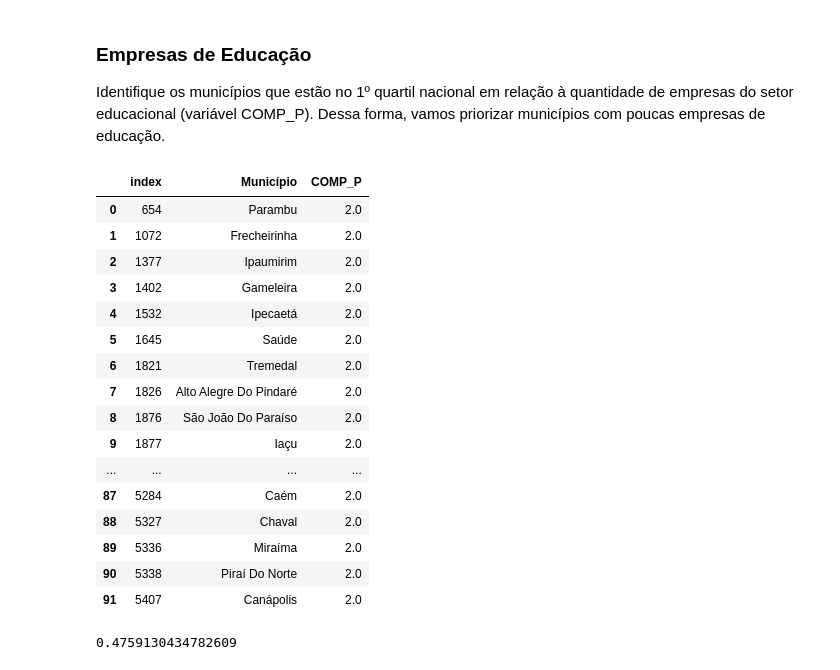
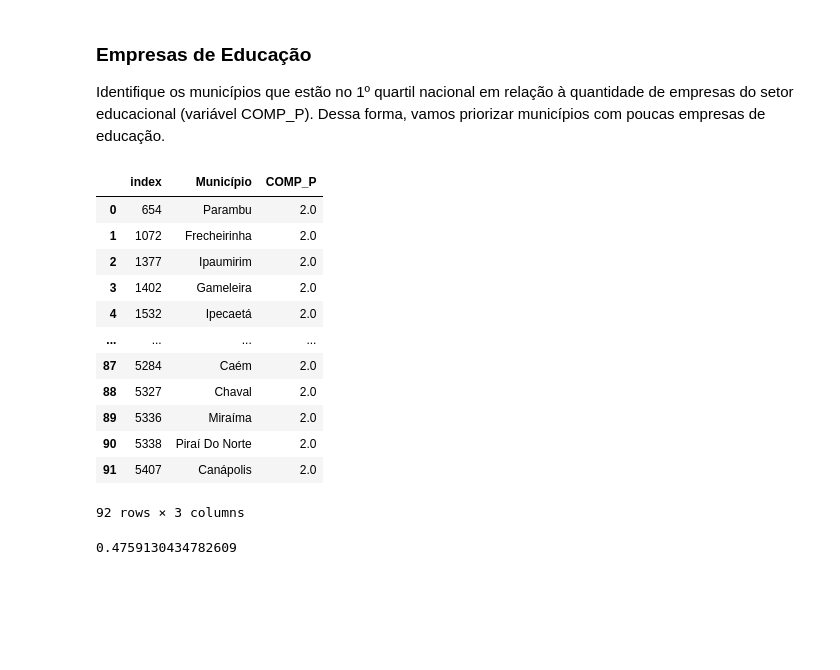
Before and after one commit to Carlos3du/IDHM_Municipios_Brasil, a Jupyter notebook: atvd1_avd.ipynb, the cells around one changed output. Cells and saved outputs as stored; diff of their text form; code cells hidden in the pictures; blank space fills up the shorter version.

```diff
--- a/atvd1_avd.ipynb
+++ b/atvd1_avd.ipynb
@@ -418,7 +414,7 @@ view
 | Sul | 0.711709 |
 dtype: float64
 # %%
-pd.set_option('display.max_rows', None)
+pd.set_option('display.max_rows', 10)
 
 quartil_nac = data_set['IBGE_1-4'].quantile(0.75)
 
@@ -454,31 +446,25 @@ municipio_quartil[['Município', 'IBGE_1-4']].reset_index()
 
 Identifique os municípios que estão no 1º quartil nacional em relação à quantidade de empresas do setor educacional (variável COMP_P). Dessa forma, vamos priorizar municípios com poucas empresas de educação.
 # %%
-pd.set_option('display.max_rows', None)
-
 quartil_nac = data_set['COMP_P'].quantile(0.25)
 
 municipio_quartil = ds_nordeste[(ds_nordeste['COMP_P'] == quartil_nac)]
 
 municipio_quartil[['Município', 'COMP_P']].reset_index()
 # %% [output]
 |  | index | Município | COMP_P |
 | 0 | 654 | Parambu | 2.0 |
 | 1 | 1072 | Frecheirinha | 2.0 |
 | 2 | 1377 | Ipaumirim | 2.0 |
 | 3 | 1402 | Gameleira | 2.0 |
 | 4 | 1532 | Ipecaetá | 2.0 |
-| 5 | 1645 | Saúde | 2.0 |
-| 6 | 1821 | Tremedal | 2.0 |
-| 7 | 1826 | Alto Alegre Do Pindaré | 2.0 |
-| 8 | 1876 | São João Do Paraíso | 2.0 |
-| 9 | 1877 | Iaçu | 2.0 |
 | ... | ... | ... | ... |
 | 87 | 5284 | Caém | 2.0 |
 | 88 | 5327 | Chaval | 2.0 |
 | 89 | 5336 | Miraíma | 2.0 |
 | 90 | 5338 | Piraí Do Norte | 2.0 |
 | 91 | 5407 | Canápolis | 2.0 |
+92 rows × 3 columns
 # %%
 mean_line = municipio_quartil['IDHM_Educacao'].mean()
 mean_line
```
Also changed, not shown: parts of 2 cells of this notebook.
